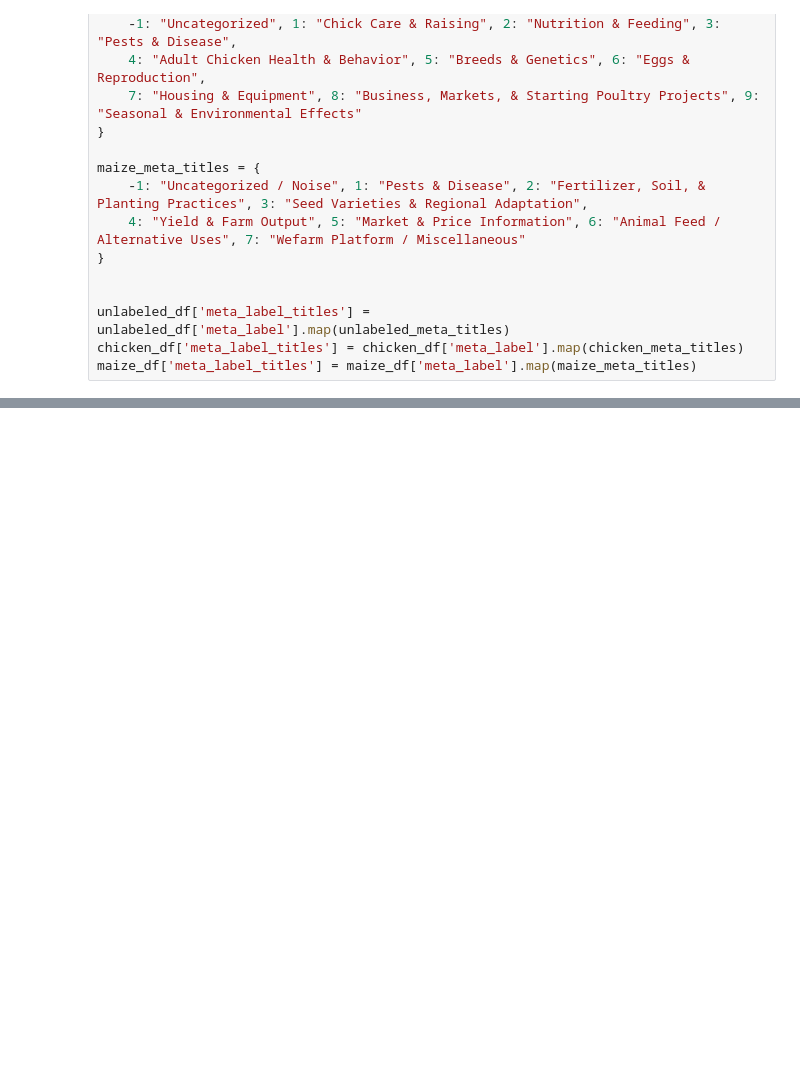
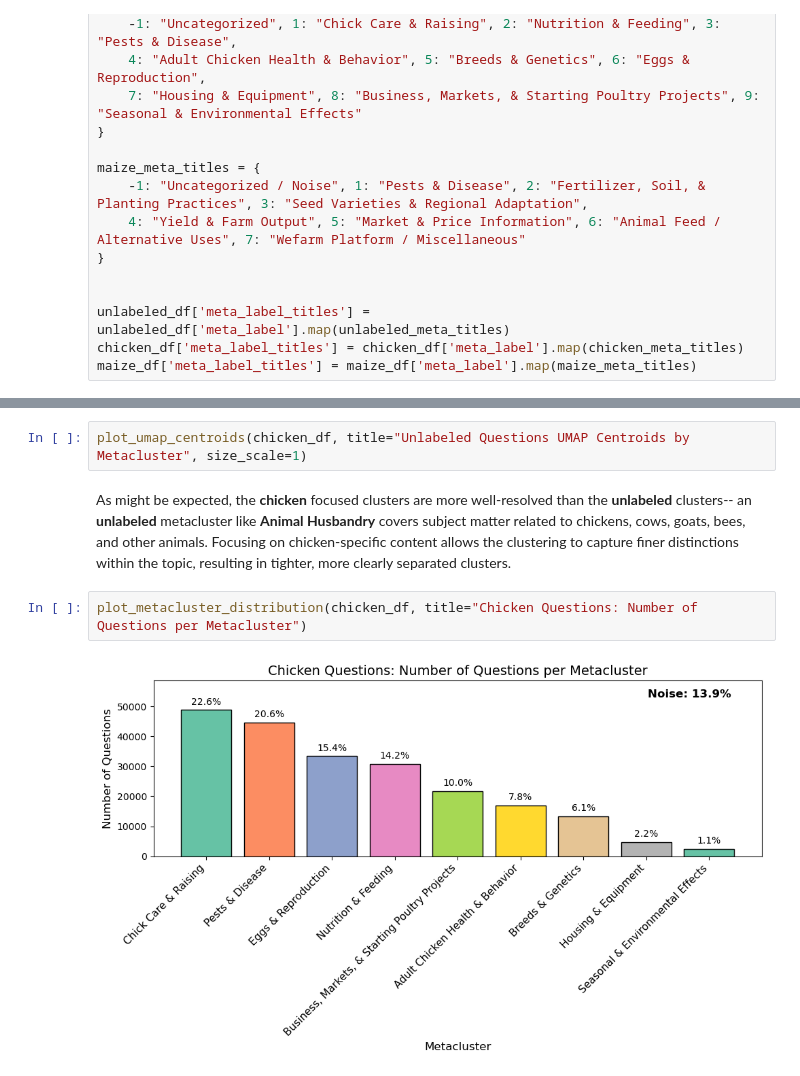
Before and after one commit to ruggbk/datakit-smallholder-farmers-fall-2025, a Jupyter notebook: BKR_generalEDA/notebooks/final_analysis.ipynb, the cells around one changed output, grey strips where cells are left out. Drawn from its saved outputs; the diff is of its cells as text; blank space fills up the shorter version.

```diff
--- a/BKR_generalEDA/notebooks/final_analysis.ipynb
+++ b/BKR_generalEDA/notebooks/final_analysis.ipynb
@@ -90,0 +160,8 @@ Name: count, dtype: int64
+# %%
+plot_umap_centroids(chicken_df, title="Unlabeled Questions UMAP Centroids by Metacluster", size_scale=1)
+# %% [markdown]
+As might be expected, the **chicken** focused clusters are more well-resolved than the **unlabeled** clusters-- an **unlabeled** metacluster like **Animal Husbandry** covers subject matter related to chickens, cows, goats, bees, and other animals. Focusing on chicken-specific content allows the clustering to capture finer distinctions within the topic, resulting in tighter, more clearly separated clusters.
+# %%
+plot_metacluster_distribution(chicken_df, title="Chicken Questions: Number of Questions per Metacluster")
+# %% [output]
+[figure, added]
```
Also changed, not shown: parts of 14 cells of this notebook, 7 other files.
